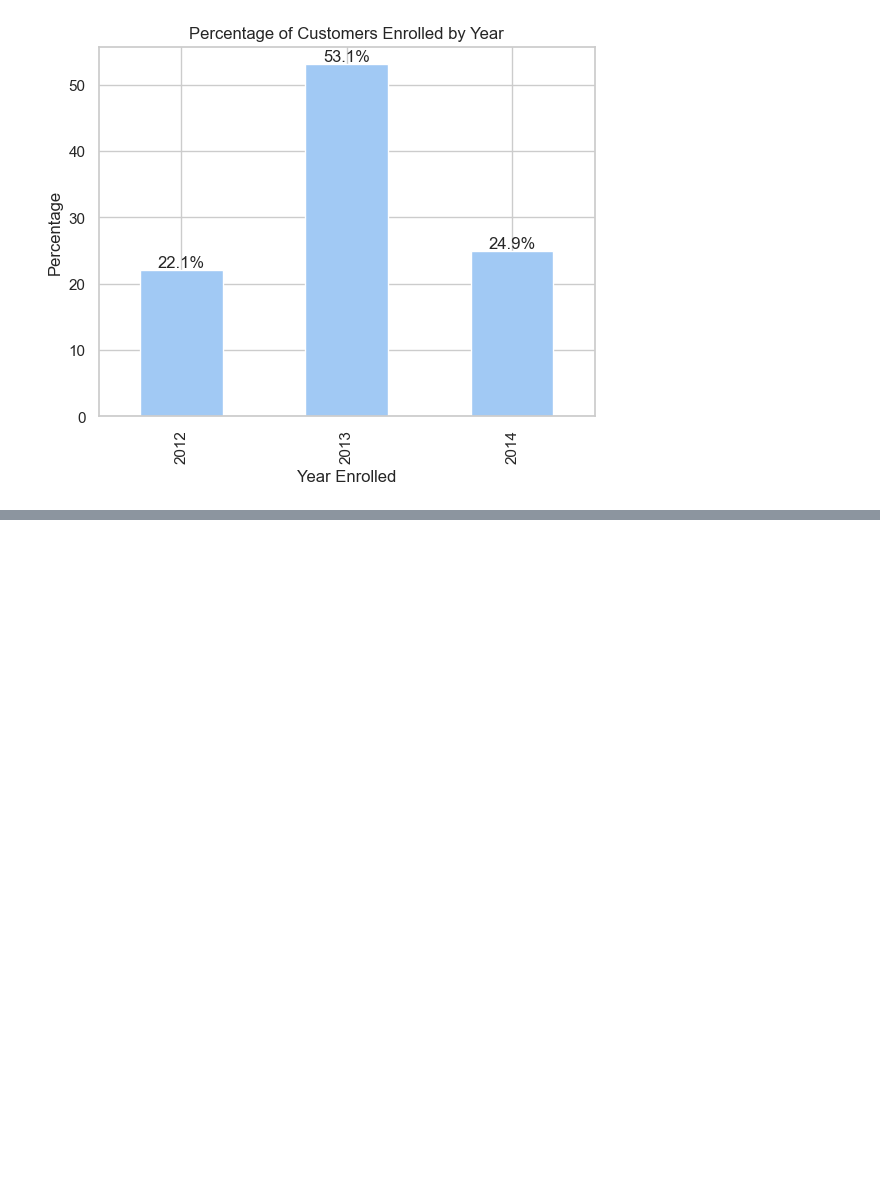
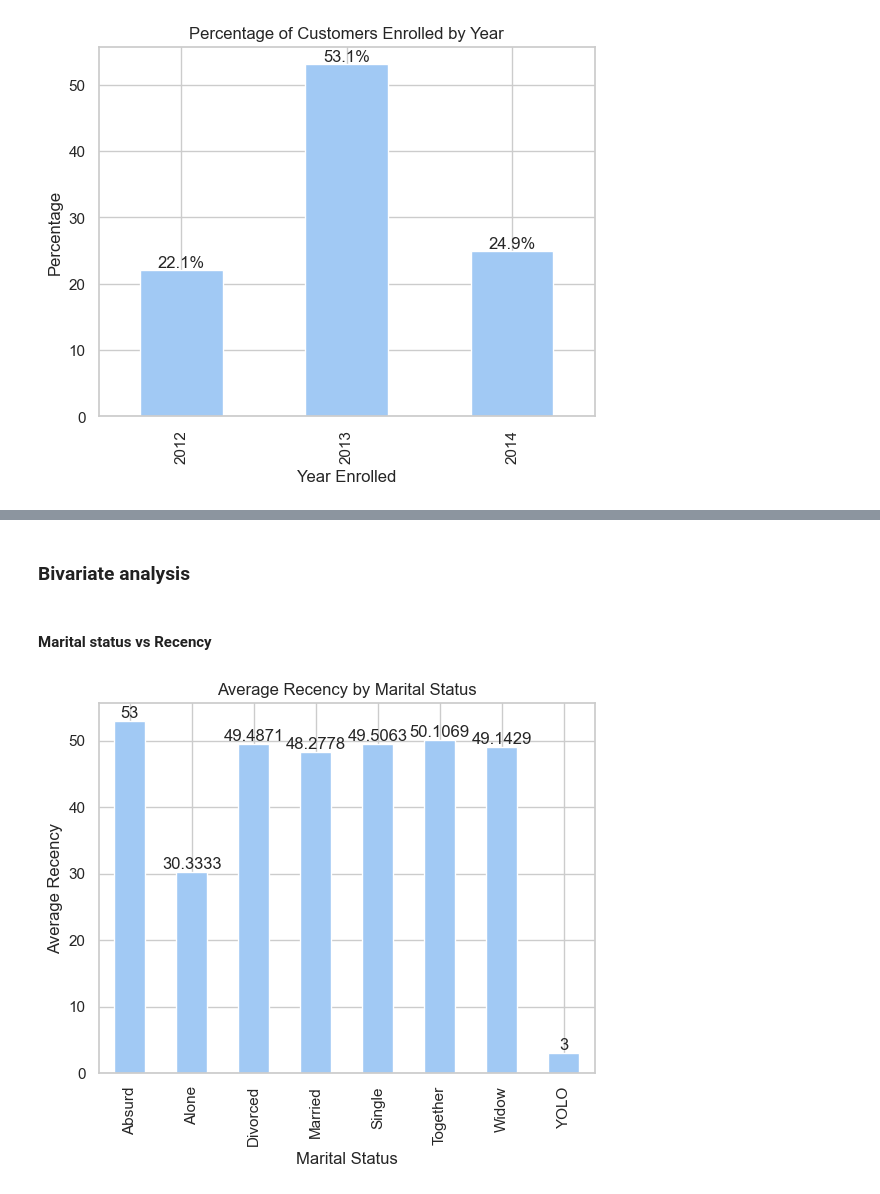
Before and after one commit to AryanRakholiya2004/Marketing-Campaign-Analysis, a Jupyter notebook: notebook/1 . EDA.ipynb, the cells around one changed output, grey strips where cells are left out. Drawn from its saved outputs; the diff is of its cells as text; code cells hidden in the pictures; blank space fills up the shorter version.

```diff
--- a/notebook/1 . EDA.ipynb
+++ b/notebook/1 . EDA.ipynb
@@ -337,0 +378,14 @@ df.head(5)
+# %% [markdown]
+### Bivariate analysis
+# %% [markdown]
+#### Marital status vs Recency
+# %%
+# sns.barplot(df['Recency'],df[''])
+df.groupby('Marital_Status')['Recency'].mean().plot(kind='bar')
+plt.title('Average Recency by Marital Status')
+plt.ylabel('Average Recency')
+plt.xlabel('Marital Status')
+plt.bar_label(plt.gca().containers[0])
+plt.show()
+# %% [output]
+[figure, added]
```
Also changed, not shown: parts of 15 cells of this notebook, 1 other file.
